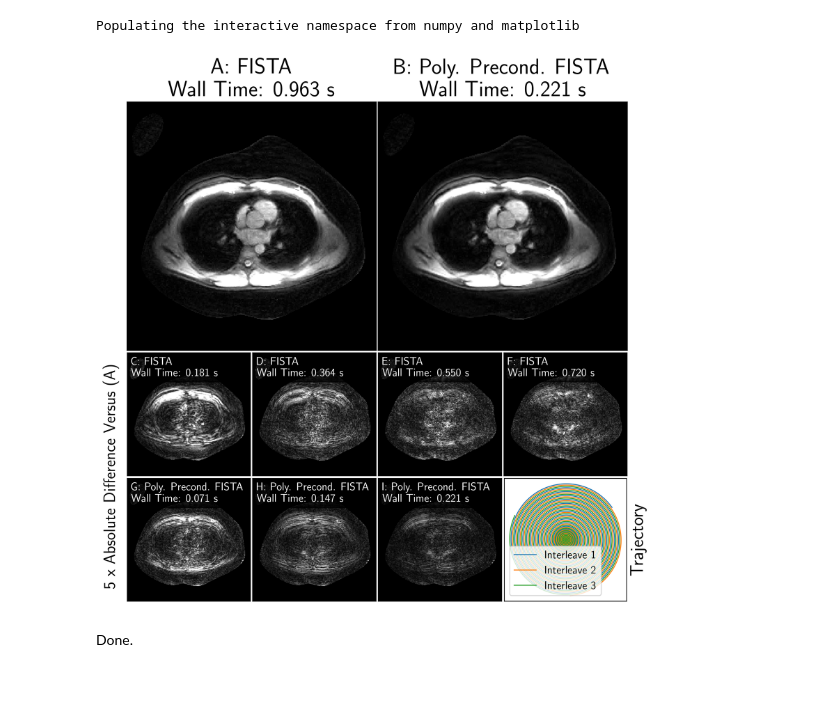
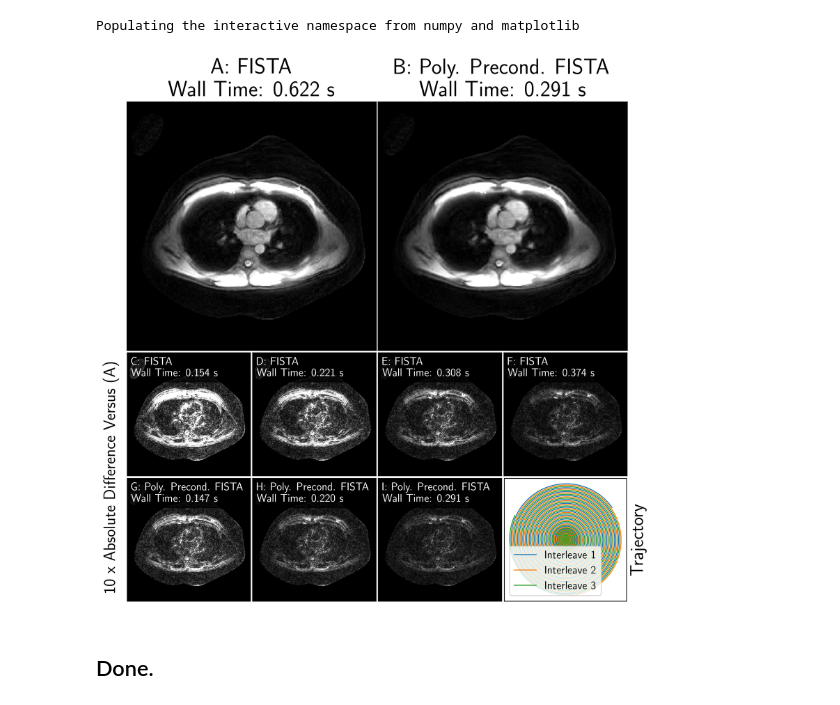
Before and after one commit to sidward/ppcs, a Jupyter notebook: plot_cardiac_unconstrained.ipynb, the cells around one changed output. Saved outputs shown, nothing was run; the diff lists cells and outputs as text; code cells hidden in the pictures.

```diff
--- a/plot_cardiac_unconstrained.ipynb
+++ b/plot_cardiac_unconstrained.ipynb
@@ -31,15 +31,15 @@ def helper(axs, title, fontsize=24):
     axs.set_yticks([])
     axs.set_title(title, fontsize=fontsize)
 
-lp_ref = 60
-pc_ref = 2
+lp_ref = -1
+pc_ref = 3
 
 vmin   = 0
 vmax   = 0.02
-errscl = 5
+errscl = 10
 alpha  = 0.7
 
-time_axis = np.linspace(max(pc_time[0], lp_time[0]), lp_time[lp_ref] * 1.2, 5)[:-1]
+time_axis = np.linspace(max(pc_time[0], lp_time[0]), lp_time[lp_ref], 5)[:-1]
 
 gs = axs[0, 0].get_gridspec()
 for iax in axs[0:2]:
@@ -57,10 +57,9 @@ lst_legend = ["A", "B", "C", "D", "E", "F", "G", "H", "I", "J", "K", "L", "M", "
 fontsize = 12
 
 for k in range(4):
-
-    k2 = k
-    k1 = np.argmin(np.abs(2.5 * pc_time[k2] - lp_time))
-    if lp_time[k1] < pc_time[k2]:
+    k2 = k + 1
+    k1 = np.argmin(np.abs(lp_time - pc_time[k2]))
+    while lp_time[k1] < pc_time[k2]:
         k1 += 1
 
     axs[2][k].imshow(errscl * np.abs(lp_iter[k1] - lp_iter[lp_ref]),  cmap="gray", vmin=vmin, vmax=vmax)
@@ -72,33 +71,33 @@ for k in range(4):
         axs[3][k].text(10, 60, "%s: Poly. Precond. FISTA\nWall Time: %0.3f s" % (lst_legend[k + 6], pc_time[k2]), color="white", \
                        fontsize=fontsize, bbox=dict(facecolor='black', alpha=alpha))
     helper(axs[2][k], r"")
     helper(axs[3][k], r"")
 
 fig.text(0.0975, 0.314, "%d x Absolute Difference Versus (A)" % errscl, va='center', rotation='vertical', fontsize=18)
 
 
 ax0.imshow(np.abs(np.squeeze(lp_iter)[lp_ref]), cmap="gray", vmin=vmin, vmax=vmax)
 ax1.imshow(np.abs(np.squeeze(pc_iter)[pc_ref]), cmap="gray", vmin=vmin, vmax=vmax)
 
 helper(ax0, "%s: FISTA\nWall Time: %0.3f s" % (lst_legend[0], lp_time[lp_ref]))
 helper(ax1, "%s: Poly. Precond. FISTA\nWall Time: %0.3f s" % (lst_legend[1], pc_time[pc_ref]))
 
 for k in range(trj.shape[0]):
     axs[-1][-1].plot(trj[k, :, 0], trj[k, :, 1], linewidth=1)
 
 axs[-1][-1].set_xticks([])
 axs[-1][-1].set_yticks([])
 axs[-1][-1].set_aspect(1)
 axs[-1][-1].legend(["Interleave 1", "Interleave 2", "Interleave 3"], fontsize=fontsize)
 
 axs[-1][-1].yaxis.set_label_position("right")
 axs[-1][-1].set_ylabel(r"Trajectory", fontsize=20)
 
 plt.subplots_adjust(wspace=-0.075, hspace=0.02)
 
 plt.savefig('figures/cardiac.png')
 !convert -trim figures/cardiac.png figures/cardiac.png
 # %% [output]
-[figure, old version]
+[figure, new version]
-# %% [markdown]
-Done.
+# %% [markdown]
+## Done.
```
Also changed, not shown: 16 other files.
